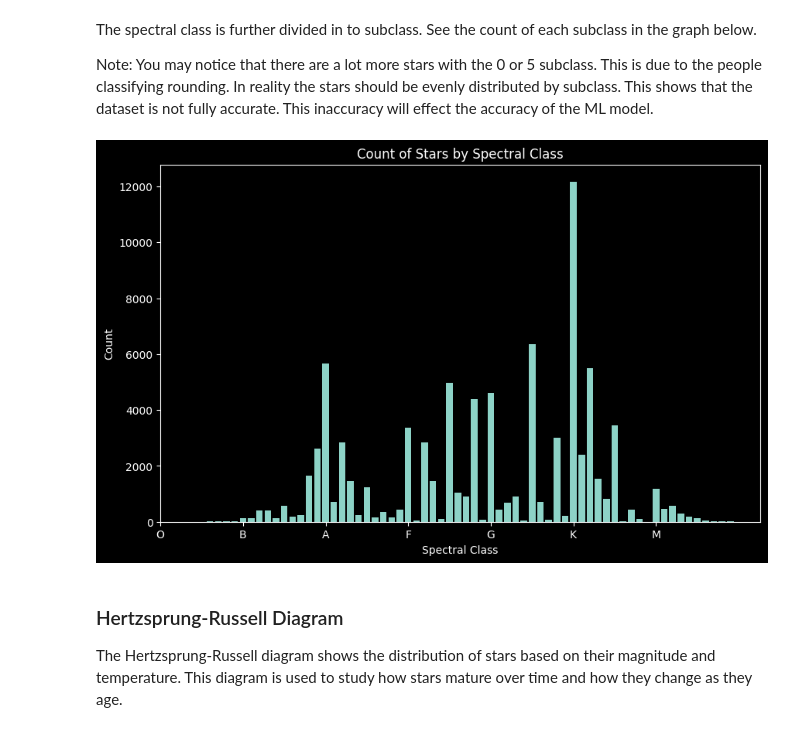
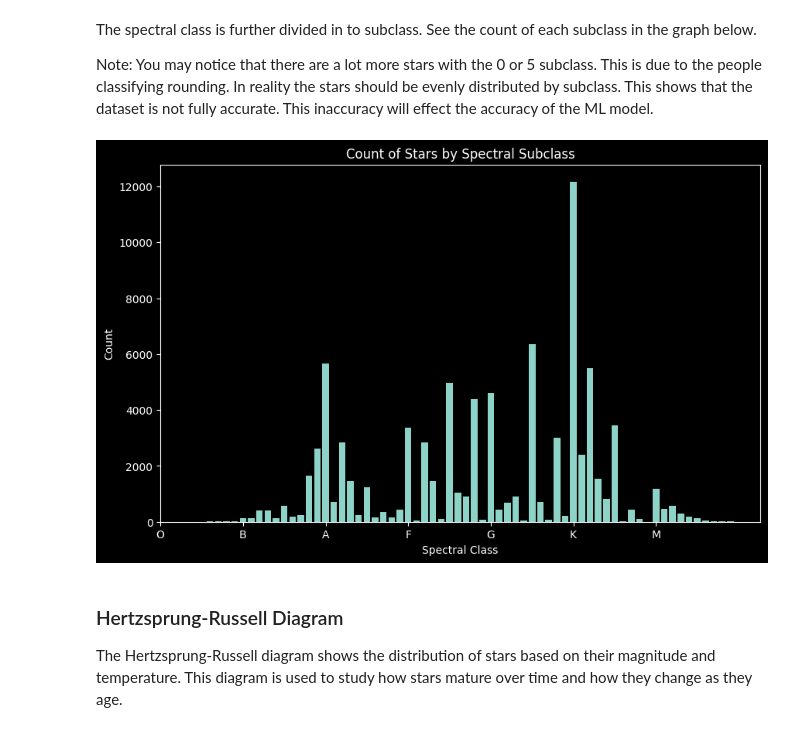
Before and after one commit to EP1XWARR10R/stellar-classification-capstone, a Jupyter notebook: Capstone.ipynb, the cells around one changed output. Saved outputs shown, nothing was run; the diff lists cells and outputs as text; code cells hidden in the pictures.

```diff
--- a/Capstone.ipynb
+++ b/Capstone.ipynb
@@ -256,14 +256,14 @@ Note: You may notice that there are a lot more stars with the 0 or 5 subclass. T
 # %%
 # plot the count of each spectral class Numerical
 plt.figure(figsize=(10, 6))
 plt.bar((df['SpClNum'] * 10).value_counts().index, (df['SpClNum'] * 10).value_counts())
 plt.xlabel('Spectral Class')
 plt.ylabel('Count')
 plt.xticks([0, 10, 20, 30, 40, 50, 60], ['O', 'B', 'A', 'F', 'G', 'K', 'M'])
-plt.title('Count of Stars by Spectral Class')
+plt.title('Count of Stars by Spectral Subclass')
 plt.show()
 # %% [output]
-[figure, old version]
+[figure, new version]
 # %% [markdown]
 ### Hertzsprung-Russell Diagram
 The Hertzsprung-Russell diagram shows the distribution of stars based on their magnitude and temperature. This diagram is used to study how stars mature over time and how they change as they age.
```
Also changed, not shown: parts of 4 cells of this notebook.
